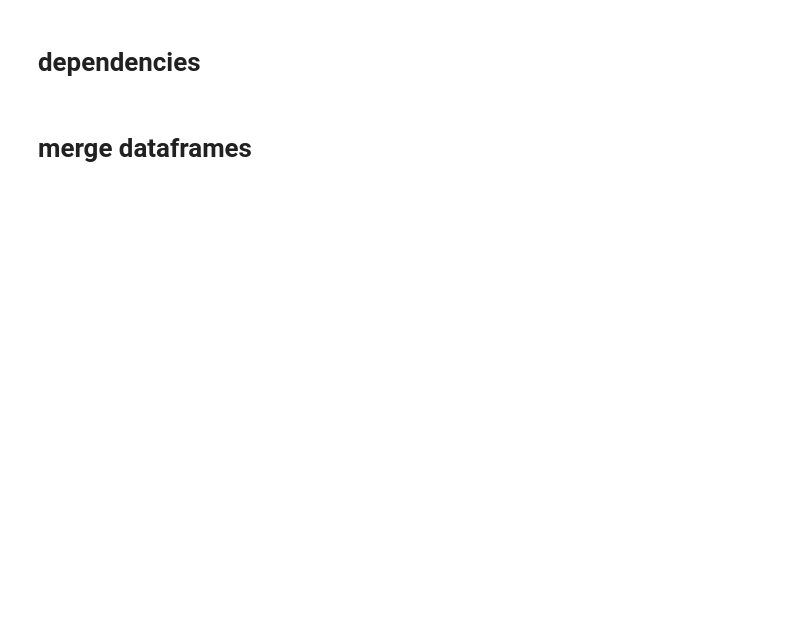
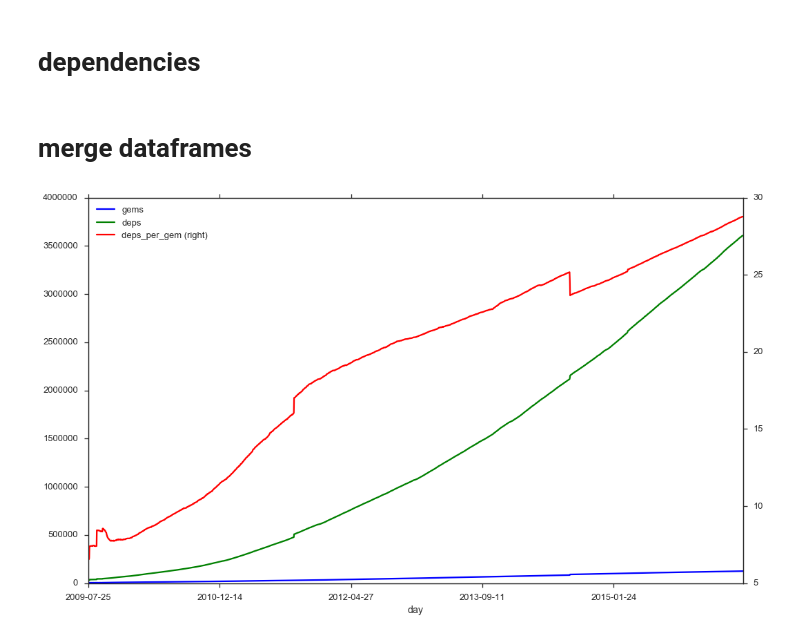
Before and after one commit to orangecms/ruby-gem-stats, a Jupyter notebook: stats.ipynb, the cells around one changed output. Saved outputs shown, nothing was run; the diff lists cells and outputs as text; code cells hidden in the pictures; blank space fills up the shorter version.

```diff
--- a/stats.ipynb
+++ b/stats.ipynb
@@ -98,19 +75,20 @@ deps_cumsum.plot().get_figure().savefig('dependencies.png')
 # %% [markdown]
 # merge dataframes
 # %%
-import pandas as pd
-deps_cumsum = pd.read_csv('dependencies_cumsum.csv', ';')
-gems_cumsum = pd.read_csv('rubygems_cumsum.csv', ';')
-cumsum = pd.merge(deps_cumsum, gems_cumsum, on='day')
+deps_cumsum = pd.read_csv('dependencies_cumsum.csv', index_col='day')
+gems_cumsum = pd.read_csv('rubygems_cumsum.csv', index_col='day')
+cumsum = deps_cumsum.join(gems_cumsum)
 # %%
 cumsum['deps_per_gem'] = cumsum['deps']/cumsum['gems']
-# %%
-cumsum['day'] = pd.to_datetime(cumsum['day'])
-cumsum.set_index('day', inplace=True)
 # %%
+sns.set(style='ticks', context='talk')
+plt.figure(figsize=(17, 10))
 cumsum.gems.plot(legend=True, style='b-')
 cumsum.deps.plot(legend=True, style='g-')
-plot = cumsum.deps_per_gem.plot(legend=True, style='r-', secondary_y=True)
+cumsum.deps_per_gem.plot(legend=True, style='r-', secondary_y=True)
 fig = plot.get_figure()
 fig.savefig('plot.png')
+#sns.despine()
 # cumsum.plot().get_figure().savefig('plot.png')
+# %% [output]
+[figure, added]
```
Also changed, not shown: parts of 20 cells of this notebook.
